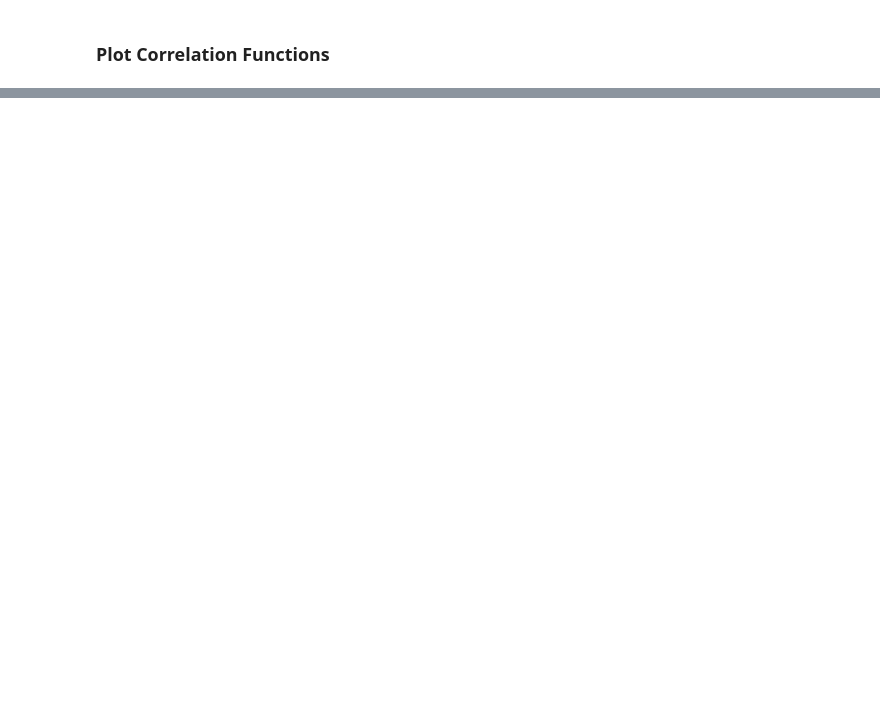
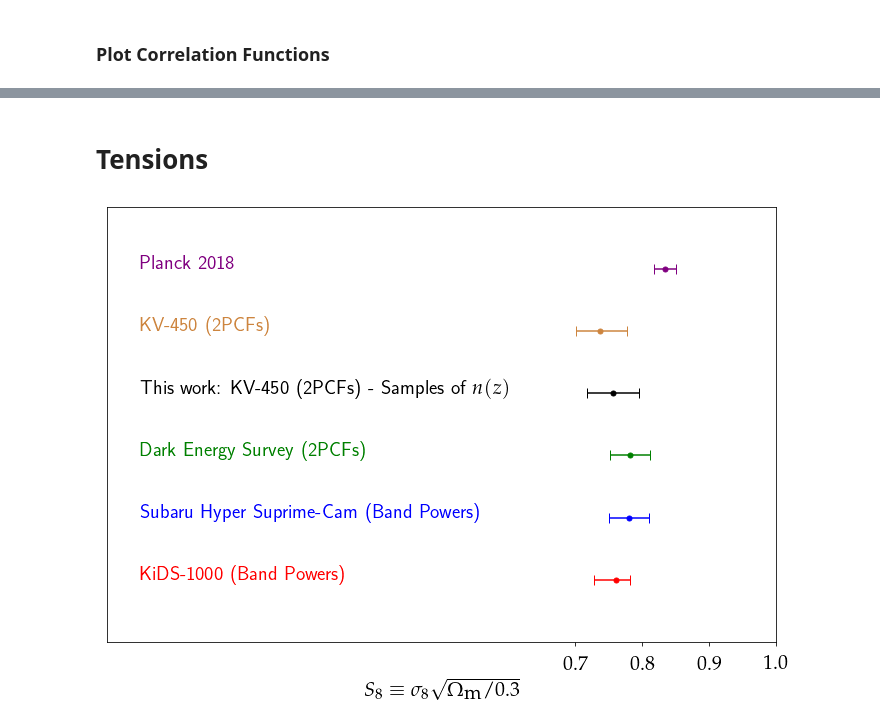
Before and after one commit to Harry45/KV-450, a Jupyter notebook: plot_data_cov.ipynb, the cells around one changed output, grey strips where cells are left out. Saved outputs shown, nothing was run; the diff lists cells and outputs as text; code cells hidden in the pictures; blank space fills up the shorter version.

```diff
--- a/plot_data_cov.ipynb
+++ b/plot_data_cov.ipynb
@@ -222,0 +203,43 @@ plt.show()
+# %% [markdown]
+# Tensions
+# %%
+fig, ax = plt.subplots(figsize=(12, 8))
+ax.axis([0, 1, 0.5, 4.0])
+
+# KiDS-1000
+ax.errorbar(0.761, 1.0, xerr = np.array([[0.033, 0.021]]).T, fmt = 'ro', markersize = 5, capsize=5)
+ax.text(0.05, 1.0, 'KiDS-1000 (Band Powers)', size=fontSize, color='red')
+
+# HSC
+ax.errorbar(0.780, 1.5, xerr = np.array([[0.030, 0.030]]).T, fmt = 'bo', markersize = 5, capsize=5)
+ax.text(0.05, 1.5, 'Subaru Hyper Suprime-Cam (Band Powers)', size=fontSize, color='blue')
+
+# DES
+ax.errorbar(0.782, 2.0, xerr = np.array([[0.030, 0.030]]).T, fmt = 'go', markersize = 5, capsize=5)
+ax.text(0.05, 2.0, 'Dark Energy Survey (2PCFs)', size=fontSize, color='green')
+
+# this work
+# ax.errorbar(0.738, 2.5, xerr = np.array([[0.035, 0.036]]).T, fmt = 'ko', markersize = 5, capsize=5)
+# ax.text(0.05, 2.5, 'This work: KV-450 (2PCFs) - Mean of $n(z)$', size=fontSize, color='black')
+
+# this work 0.756 ± (0.039, 0.039)
+ax.errorbar(0.756, 2.5, xerr = np.array([[0.039, 0.039]]).T, fmt = 'ko', markersize = 5, capsize=5)
+ax.text(0.05, 2.5, 'This work: KV-450 (2PCFs) - Samples of $n(z)$', size=fontSize, color='black')
+
+# KV-450
+ax.errorbar(0.737, 3.0, xerr = np.array([[0.036, 0.040]]).T, fmt = 'o', markersize = 5, capsize=5, color = 'peru')
+ax.text(0.05, 3.0, 'KV-450 (2PCFs)', size=fontSize, color='peru')
+
+# Planck
+ax.errorbar(0.834, 3.5, xerr = np.array([[0.016, 0.016]]).T, fmt = 'o', markersize = 5, capsize=5, color = 'purple')
+ax.text(0.05, 3.5, 'Planck 2018', size=fontSize, color='purple')
+
+ax.set_yticks([])
+ax.set_xticks([0.7, 0.8, 0.9, 1.0])
+ax.set_xlabel(r'$S_{8}\equiv\sigma_{8}\sqrt{\Omega_{\textrm{m}}/0.3}$', fontsize = fontSize, labelpad=10)
+ax.tick_params(axis='x', labelsize=fontSize, pad = 10)
+
+# plt.savefig('results/Paper/tensions.pdf', bbox_inches = 'tight')
+plt.show()
+# %% [output]
+[figure, added]
```
Also changed, not shown: parts of 8 cells of this notebook, 10 other files.
